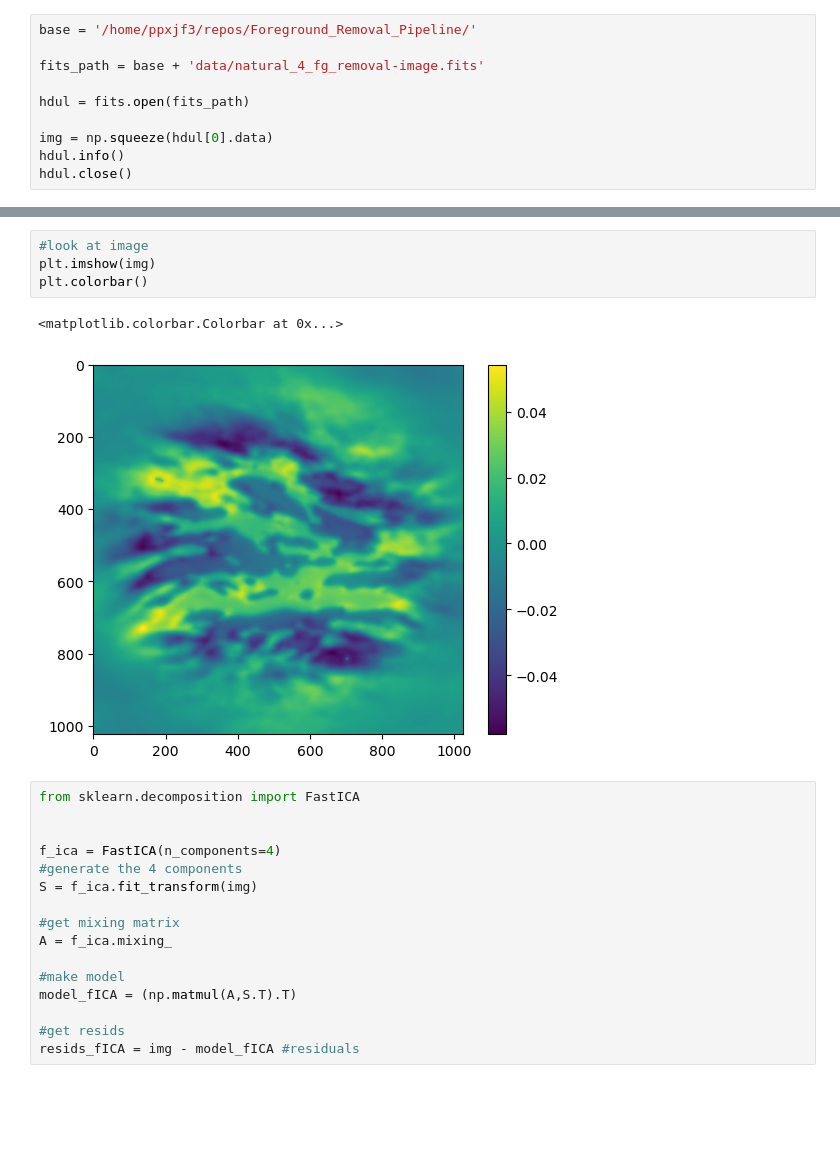
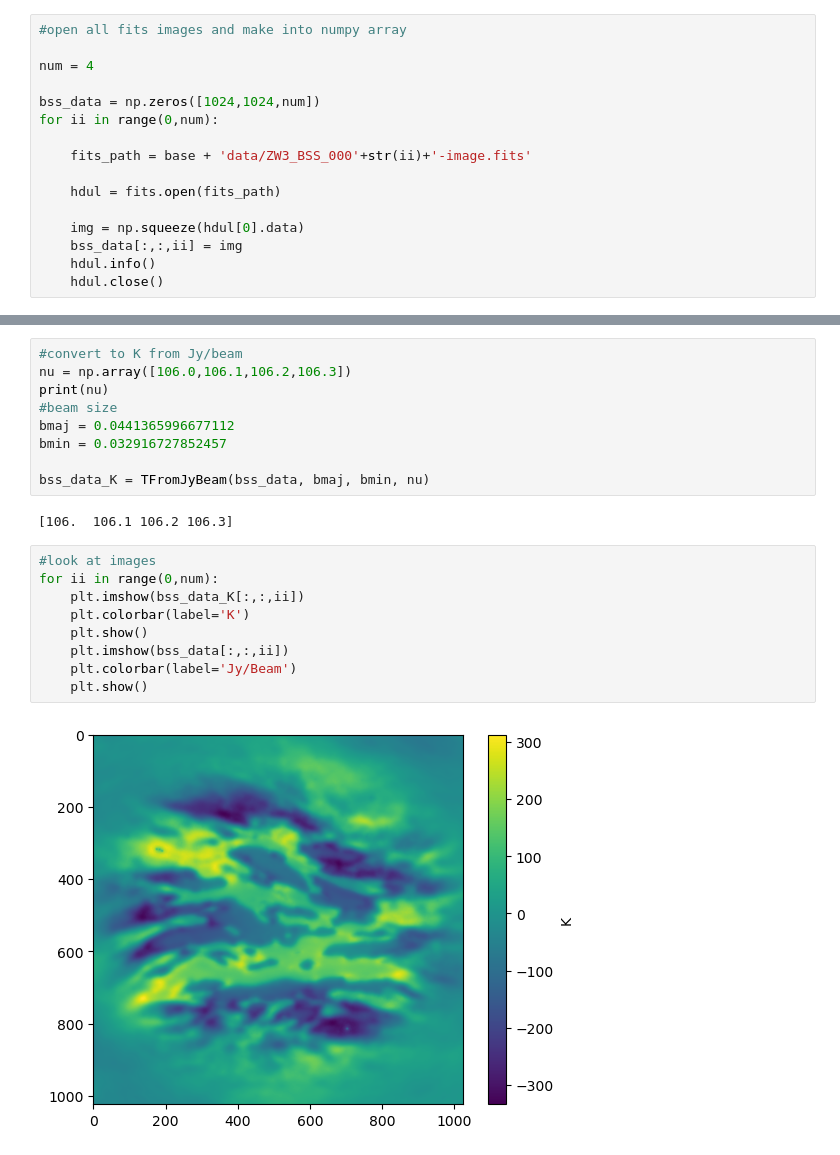
Before and after one commit to jenferon/Foreground_Removal_Pipeline, a Jupyter notebook: Jupyter_notebooks/diffuse_fg_removal.ipynb, the cells around one changed output, grey strips where cells are left out. Cells and saved outputs as stored; diff of their text form; blank space fills up the shorter version.

```diff
--- a/Jupyter_notebooks/diffuse_fg_removal.ipynb
+++ b/Jupyter_notebooks/diffuse_fg_removal.ipynb
@@ -8,11 +11,17 @@ import numpy as np
 # %%
-base = '/home/ppxjf3/repos/Foreground_Removal_Pipeline/'
+#open all fits images and make into numpy array
 
-fits_path = base + 'data/natural_4_fg_removal-image.fits'
+num = 4
 
-hdul = fits.open(fits_path)
+bss_data = np.zeros([1024,1024,num])
+for ii in range(0,num):
 
-img = np.squeeze(hdul[0].data)
-hdul.info()
-hdul.close()
+    fits_path = base + 'data/ZW3_BSS_000'+str(ii)+'-image.fits'
+
+    hdul = fits.open(fits_path)
+
+    img = np.squeeze(hdul[0].data)
+    bss_data[:,:,ii] = img
+    hdul.info()
+    hdul.close()
 # %% [output]
@@ -22,23 +40,22 @@ No.    Name      Ver    Type      Cards   Dimensions   Format
-# %%
-#look at image
-plt.imshow(img)
-plt.colorbar()
-# %% [output]
-<matplotlib.colorbar.Colorbar at 0x...>
-[figure, removed]
-# %%
-from sklearn.decomposition import FastICA
-
-
-f_ica = FastICA(n_components=4)
-#generate the 4 components
-S = f_ica.fit_transform(img)
-
-#get mixing matrix
-A = f_ica.mixing_
-
-#make model
-model_fICA = (np.matmul(A,S.T).T)
-
-#get resids
-resids_fICA = img - model_fICA #residuals
+# %%
+#convert to K from Jy/beam
+nu = np.array([106.0,106.1,106.2,106.3])
+print(nu)
+#beam size
+bmaj = 0.0441365996677112
+bmin = 0.032916727852457
+
+bss_data_K = TFromJyBeam(bss_data, bmaj, bmin, nu)
+# %% [output]
+[106.  106.1 106.2 106.3]
+# %%
+#look at images
+for ii in range(0,num):
+    plt.imshow(bss_data_K[:,:,ii])
+    plt.colorbar(label='K')
+    plt.show()
+    plt.imshow(bss_data[:,:,ii])
+    plt.colorbar(label='Jy/Beam')
+    plt.show()
+# %% [output]
+[figure, added]
```
Also changed, not shown: parts of 5 cells of this notebook, 2 other files.
